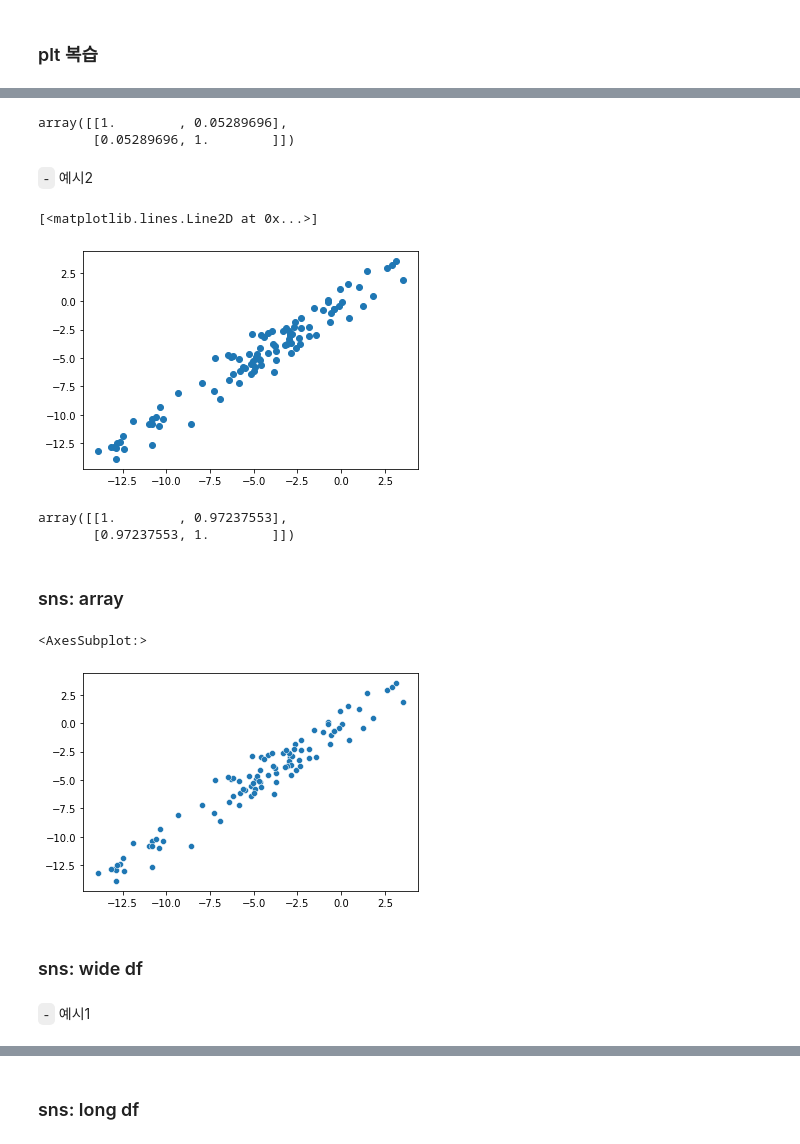
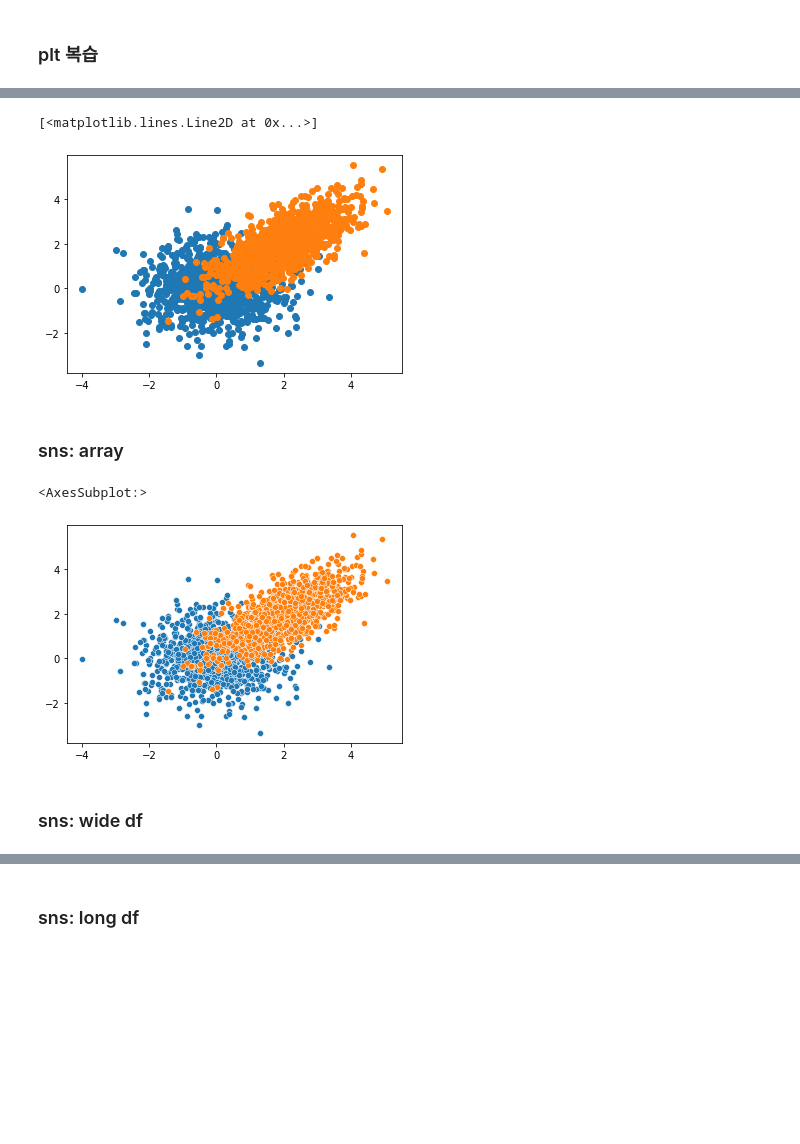
Before and after one commit to guebin/DV2022_backup, a Jupyter notebook: _notebooks/2022-10-03-(5주차) draft.ipynb, the cells around one changed output, grey strips where cells are left out. Cells and saved outputs as stored; diff of their text form; code cells hidden in the pictures; blank space fills up the shorter version.

```diff
--- a/_notebooks/2022-10-03-(5주차) draft.ipynb
+++ b/_notebooks/2022-10-03-(5주차) draft.ipynb
@@ -30,0 +25,3 @@ y2 = y[1:] # t 시점
+# %%
+x1,y1 =  np.random.multivariate_normal([0,0],[[1,0],[0,1]],size=1000).T
+x2,y2 =  np.random.multivariate_normal([2,2],[[1,0.7],[0.7,1]],size=1000).T
@@ -40,28 +33,16 @@ plt.plot(eps1,eps2,'o')
-# %%
-np.corrcoef(eps1,eps2) # np.corrcoef([ϵ1,ϵ2])
-# %% [output]
-array([[1.        , 0.05289696],
-       [0.05289696, 1.        ]])
-# %% [markdown]
-`-` 예시2
 # %%
-plt.plot(y1,y2,'o')
+plt.plot(x1,y1,'o')
+plt.plot(x2,y2,'o')
 # %% [output]
 [<matplotlib.lines.Line2D at 0x...>]
-[figure, old version]
+[figure, new version]
-# %%
-np.corrcoef(y1,y2)
-# %% [output]
-array([[1.        , 0.97237553],
-       [0.97237553, 1.        ]])
 # %% [markdown]
 ### sns: array
 # %%
-sns.scatterplot(data=None,x=y1,y=y2)
+sns.scatterplot(data=None,x=x1,y=y1)
+sns.scatterplot(data=None,x=x2,y=y2)
 # %% [output]
 <AxesSubplot:>
-[figure, old version]
+[figure, new version]
 # %% [markdown]
 ### sns: wide df
-# %% [markdown]
-`-` 예시1
```
Also changed, not shown: parts of 73 cells of this notebook, 1 other file.
